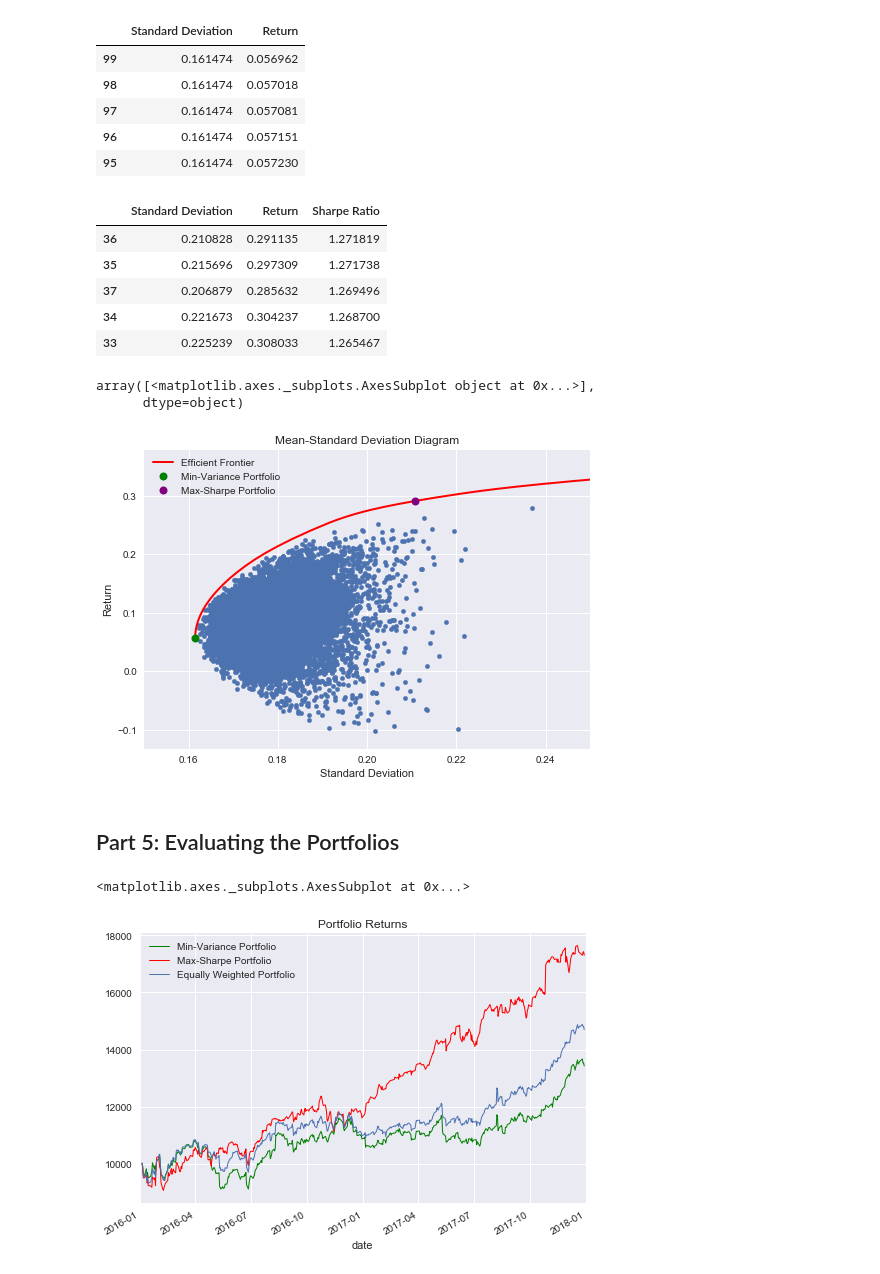
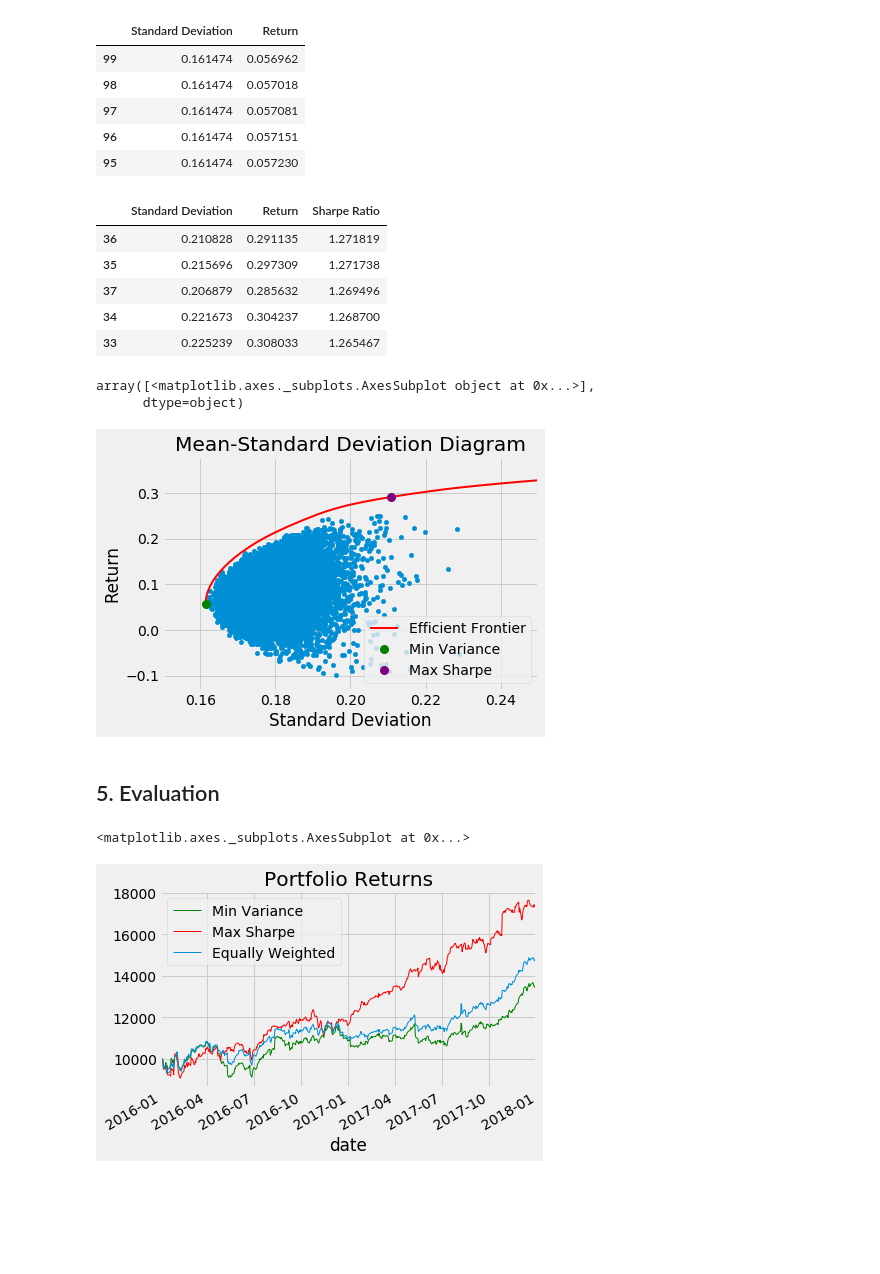
Before and after one commit to chaotea/portfolio-theory, a Jupyter notebook: Mean-Variance Portfolio Theory.ipynb, the cells around one changed output. Cells and saved outputs as stored; diff of their text form; code cells hidden in the pictures; blank space fills up the shorter version.

Commit message:
Mean-Variance Portfolio Theory

```diff
--- a/Mean-Variance Portfolio Theory.ipynb
+++ b/Mean-Variance Portfolio Theory.ipynb
@@ -18,7 +23,7 @@ import numpy as np
 import pandas as pd
 import matplotlib.pyplot as plt
 # %%
-#  Apple / Amazon / Facebook / Google / Microsoft / Kors / Macy's / Ralph Lauren
+#  Apple / Amazon / Facebook / Google / Microsoft / Michael Kors / Macy's / Ralph Lauren
 stocks = ["AAPL", "AMZN", "FB", "GOOGL", "MSFT", "KORS", "M", "RL"]
 
 quandl.ApiConfig.api_key = os.environ.get("API_TOKEN")
@@ -26,8 +31,7 @@ stock_data = quandl.get_table(
     "WIKI/PRICES",
     ticker=stocks,
     qopts={"columns": ["date", "ticker", "adj_close"]},
-    date={"gte": "2014-1-1", "lte": "2015-12-31"}
+    date={"gte": "2014-1-1", "lte": "2016-1-1"}
 )
 
-daily_returns = stock_data.set_index("date").pivot(columns="ticker").pct_change()[1:]
-daily_returns.head()
+daily_closes = stock_data.set_index("date").pivot(columns="ticker", values="adj_close")
@@ -42,0 +48,3 @@ daily_returns.head()
+# %%
+daily_returns = daily_closes.pct_change()[1:]
+daily_returns.head()
@@ -81,5 +96,5 @@ portfolios.head()
 # %%
-plt.style.use("seaborn")
+plt.style.use("fivethirtyeight")
 portfolios.plot.scatter(
     title="Mean-Standard Deviation Diagram",
     x="Standard Deviation",
@@ -162,15 +177,15 @@ min_variance_portfolio = pd.DataFrame({
 risk_free_rate = 0.023  # US Treasury bond 12-month yield
 
 optimal_portfolios["Sharpe Ratio"] = (optimal_portfolios["Return"] - risk_free_rate) / optimal_portfolios["Standard Deviation"]
-
-optimal_portfolios.sort_values(by=["Sharpe Ratio"], ascending=False).head()
-# %% [output]
-|  | Standard Deviation | Return | Sharpe Ratio |
-| 36 | 0.210828 | 0.291135 | 1.271819 |
-| 35 | 0.215696 | 0.297309 | 1.271738 |
-| 37 | 0.206879 | 0.285632 | 1.269496 |
-| 34 | 0.221673 | 0.304237 | 1.268700 |
-| 33 | 0.225239 | 0.308033 | 1.265467 |
+# %%
+optimal_portfolios.sort_values(by=["Sharpe Ratio"], ascending=False).head()
+# %% [output]
+|  | Standard Deviation | Return | Sharpe Ratio |
+| 36 | 0.210828 | 0.291135 | 1.271819 |
+| 35 | 0.215696 | 0.297309 | 1.271738 |
+| 37 | 0.206879 | 0.285632 | 1.269496 |
+| 34 | 0.221673 | 0.304237 | 1.268700 |
+| 33 | 0.225239 | 0.308033 | 1.265467 |
 # %%
 max_sharpe_index = optimal_portfolios.idxmax()["Sharpe Ratio"]
 max_sharpe = optimal_portfolios.loc[max_sharpe_index]
@@ -194,7 +209,7 @@ optimal_portfolios.plot.line(
     ax=ax
 )
 min_variance_portfolio.plot(
-    label="Min-Variance Portfolio",
+    label="Min Variance",
     x="Standard Deviation",
     y="Return",
     color="green",
@@ -205,7 +220,7 @@ min_variance_portfolio.plot(
     ax=ax
 )
 max_sharpe_portfolio.plot(
-    label="Max-Sharpe Portfolio",
+    label="Max Sharpe",
     x="Standard Deviation",
     y="Return",
     color="purple",
@@ -219,9 +234,9 @@ max_sharpe_portfolio.plot(
 # %% [output]
 array([<matplotlib.axes._subplots.AxesSubplot object at 0x...>],
       dtype=object)
-[figure, old version]
+[figure, new version]
-# %% [markdown]
-## Part 5: Evaluating the Portfolios
+# %% [markdown]
+## 5. Evaluation
 # %%
 min_variance_weights = np.array(optimal_weights[min_variance_index])
 max_sharpe_weights = np.array(optimal_weights[max_sharpe_index])
@@ -231,10 +246,10 @@ new_stock_data = quandl.get_table(
     "WIKI/PRICES",
     ticker=stocks,
     qopts={"columns": ["date", "ticker", "adj_close"]},
-    date={"gte": "2016-1-1", "lte": "2017-12-31"}
+    date={"gte": "2016-1-1", "lte": "2018-1-1"}
 )
 
-new_daily_returns = new_stock_data.set_index("date").pivot(columns="ticker").pct_change()[1:]
+new_daily_returns = new_stock_data.set_index("date").pivot(columns="ticker", values="adj_close").pct_change()[1:]
 
 min_variance_portfolio_returns = new_daily_returns.dot(min_variance_weights).squeeze() + 1
 max_sharpe_portfolio_returns = new_daily_returns.dot(max_sharpe_weights).squeeze() + 1
@@ -246,26 +261,26 @@ max_sharpe_portfolio_value = max_sharpe_portfolio_returns.cumprod() * initial_in
 equally_weighted_portfolio_value = equally_weighted_portfolio_returns.cumprod() * initial_investment
 # %%
 ax = min_variance_portfolio_value.plot.line(
-    label="Min-Variance Portfolio",
+    label="Min Variance",
     title="Portfolio Returns",
     color="green",
     linewidth=1,
     legend=True
 )
 max_sharpe_portfolio_value.plot.line(
-    label="Max-Sharpe Portfolio",
+    label="Max Sharpe",
     color="red",
     linewidth=1,
     legend=True,
     ax=ax
 )
 equally_weighted_portfolio_value.plot.line(
-    label="Equally Weighted Portfolio",
+    label="Equally Weighted",
     linewidth=1,
     legend=True,
     xlim=(pd.Timestamp(2016, 1, 1), pd.Timestamp(2018, 1, 1)),
     ax=ax
 )
 # %% [output]
 <matplotlib.axes._subplots.AxesSubplot at 0x...>
-[figure, old version]
+[figure, new version]
```
Also changed, not shown: parts of 17 cells of this notebook.
